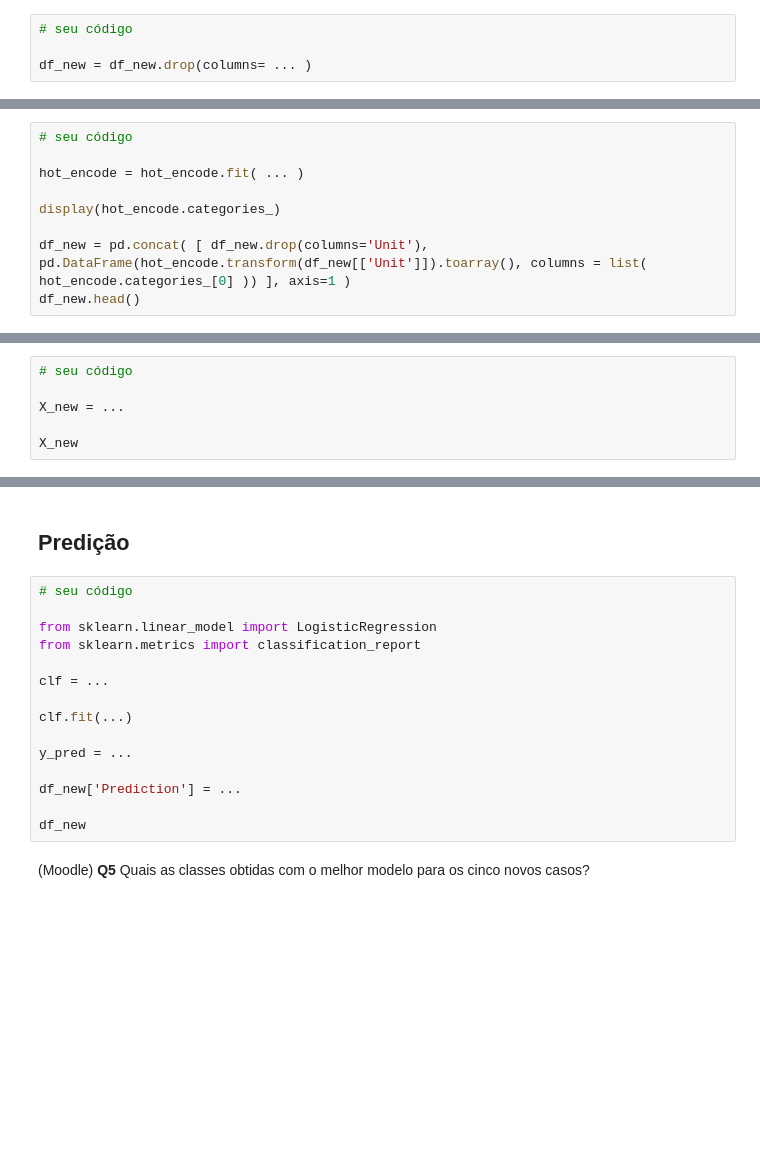
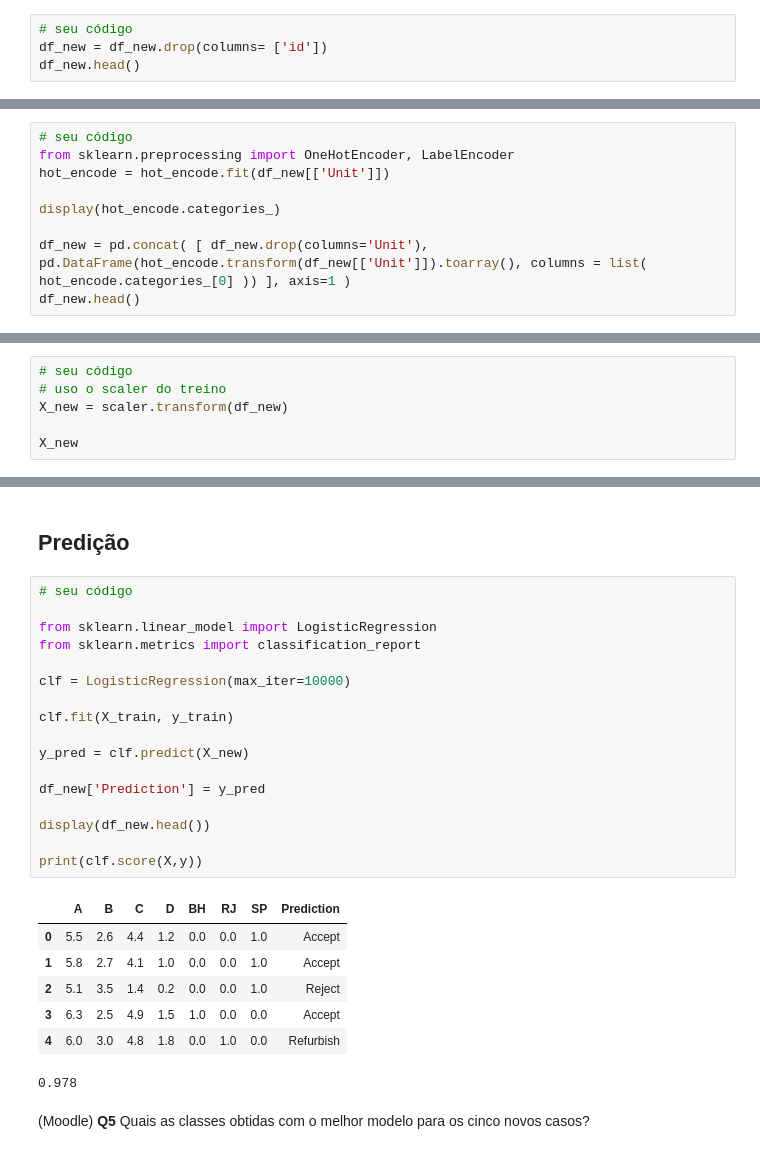
Before and after one commit to BrunaKrasotaMatos/MineracaoDados, a Jupyter notebook: BIG_A3_Classificacao_BrunaMatos.ipynb, the cells around one changed output, grey strips where cells are left out. Saved outputs shown, nothing was run; the diff lists cells and outputs as text; blank space fills up the shorter version.

```diff
--- a/BIG_A3_Classificacao_BrunaMatos.ipynb
+++ b/BIG_A3_Classificacao_BrunaMatos.ipynb
@@ -421,5 +404,5 @@ Lembre-se, as mesmas operações feitas com os dados de treinamento precisarão
 ### Seleção de Atributos
 # %%
 # seu código
-
-df_new = df_new.drop(columns= ... )
+df_new = df_new.drop(columns= ['id'])
+df_new.head()
@@ -427,8 +431,8 @@ df_new = df_new.drop(columns= ... )
 ### Hot encode
 # %%
 # seu código
-
-hot_encode = hot_encode.fit( ... )
+from sklearn.preprocessing import OneHotEncoder, LabelEncoder
+hot_encode = hot_encode.fit(df_new[['Unit']])
 
 display(hot_encode.categories_)
 
@@ -446,7 +450,7 @@ df_new.head()
 ### Normalize os dados
 # %%
 # seu código
-
-X_new = ...
+# uso o scaler do treino
+X_new = scaler.transform(df_new)
 
 X_new
@@ -455,18 +470,28 @@ X_new
 # %%
 # seu código
 
 from sklearn.linear_model import LogisticRegression
 from sklearn.metrics import classification_report
 
-clf = ...
+clf = LogisticRegression(max_iter=10000)
 
-clf.fit(...)
+clf.fit(X_train, y_train)
 
-y_pred = ...
+y_pred = clf.predict(X_new)
 
-df_new['Prediction'] = ...
+df_new['Prediction'] = y_pred
 
-df_new
+display(df_new.head())
+
+print(clf.score(X,y))
+# %% [output]
+|  | A | B | C | D | BH | RJ | SP | Prediction |
+| 0 | 5.5 | 2.6 | 4.4 | 1.2 | 0.0 | 0.0 | 1.0 | Accept |
+| 1 | 5.8 | 2.7 | 4.1 | 1.0 | 0.0 | 0.0 | 1.0 | Accept |
+| 2 | 5.1 | 3.5 | 1.4 | 0.2 | 0.0 | 0.0 | 1.0 | Reject |
+| 3 | 6.3 | 2.5 | 4.9 | 1.5 | 1.0 | 0.0 | 0.0 | Accept |
+| 4 | 6.0 | 3.0 | 4.8 | 1.8 | 0.0 | 1.0 | 0.0 | Refurbish |
+0.978
 # %% [markdown]
 (Moodle) **Q5** Quais as classes obtidas com o melhor modelo para os cinco novos casos?
 # %% [markdown]
```
Also changed, not shown: parts of 5 cells of this notebook.
